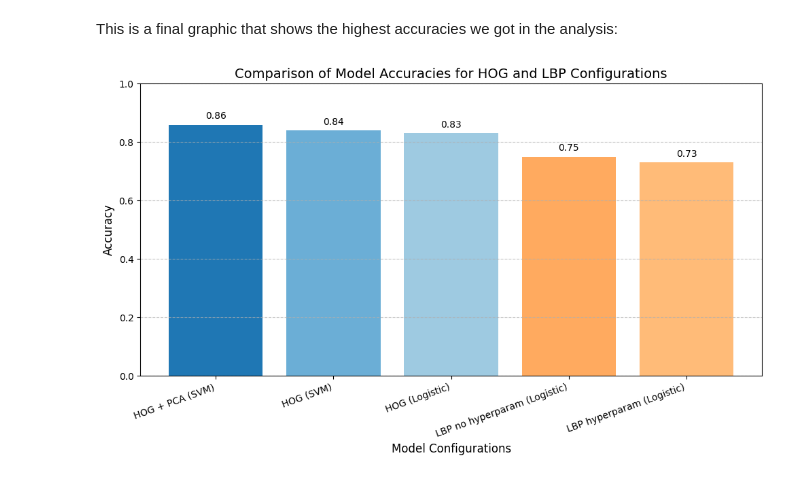
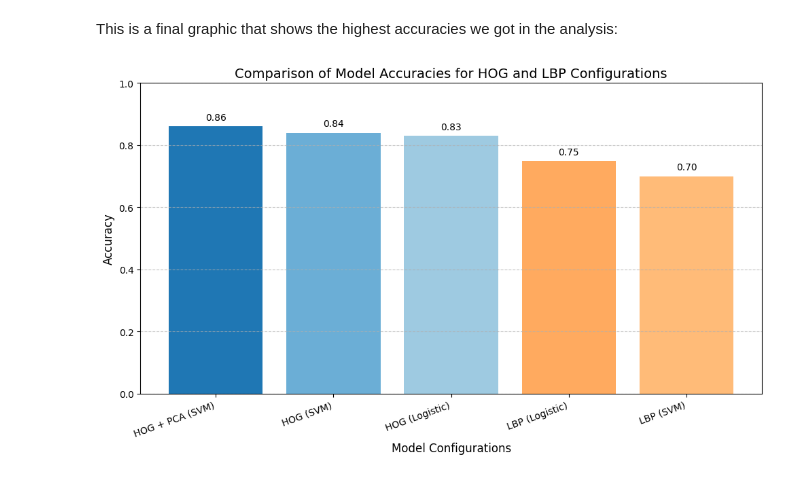
Before and after one commit to HelenaBoneu/HarryPotter, a Jupyter notebook: Face_recognition_HOG_LBP.ipynb, the cells around one changed output. Drawn from its saved outputs; the diff is of its cells as text; code cells hidden in the pictures.

```diff
--- a/Face_recognition_HOG_LBP.ipynb
+++ b/Face_recognition_HOG_LBP.ipynb
@@ -364,12 +364,11 @@ El millor model és **Logistic Regression**, fem hyperparameter search per troba
 logistic = LogisticRegression()
 
 param_grid_lbp = {
-    'C': [0.01, 0.1, 1, 10],
+    'C': [0.01, 0.1, 1.0, 10],
     'penalty': ['l2'],
     'solver': ['lbfgs', 'saga'],
     'max_iter': [1000]
 }
-
 grid_search_lbp = GridSearchCV(estimator=logistic, param_grid=param_grid_lbp, cv=StratifiedKFold(n_splits=5, shuffle=True, random_state=42), scoring='accuracy')
 grid_search_lbp.fit(X_train_norm, y_train_3)
 
@@ -385,0 +387,18 @@ Test Accuracy: 0.73
+# %%
+model = SVC()
+
+param_grid_lbp2 = {
+    'C': [0.1, 1.0, 10.0],
+    'kernel': ['linear', 'rbf'],
+    'gamma': ['scale', 'auto']
+}
+
+grid_search_lbp2 = GridSearchCV(estimator=model, param_grid=param_grid_lbp2, cv=StratifiedKFold(n_splits=10, shuffle=True, random_state=1), scoring='accuracy')
+grid_search_lbp2.fit(X_train_norm, y_train_3)
+
+print("Best Parameters:", grid_search_lbp2.best_params_)
+print("Best score:", grid_search_lbp2.best_score_)
+
+best_model_lbp2 = grid_search_lbp2.best_estimator_
+acc_test_lbp_svm = best_model_lbp2.score(X_test_norm, y_test_3)
+print("Test Accuracy:", acc_test_lbp_svm)
@@ -390,6 +413,5 @@ Obtenim millors resultats amb **Logistic Regression** amb penalty=l2, solver=sag
 # %%
-classifier = LogisticRegression(C= 10, penalty= 'l2', solver= 'saga')
-classifier2 = LogisticRegression()
+classifier = LogisticRegression(C= 1.0, penalty= 'l2', solver= 'saga', max_iter=1000)
 
 sc = StandardScaler()
 X_norm_train = sc.fit_transform(X_train_3)
@@ -402,16 +424,6 @@ y_pred_test = classifier.predict(X_norm_test)
 acc_train_lbp_param = accuracy_score(y_train_3, y_pred_train )
 acc_test_lbp_param = accuracy_score(y_test_3, y_pred_test)
 
-print("Test Accuracy amb hiperparam:", acc_test_lbp_param)
-print("Train Accuracy amb hiperparam:", acc_train_lbp_param)
-
-classifier2.fit(X_norm_train, y_train_3)
-y_pred_train2 = classifier2.predict(X_norm_train)
-y_pred_test2 = classifier2.predict(X_norm_test)
-
-acc_train_lbp_noparam = accuracy_score(y_train_3, y_pred_train2 )
-acc_test_lbp_noparam = accuracy_score(y_test_3, y_pred_test2)
-
-print("Test Accuracy sense hiperparam:", acc_test_lbp_noparam)
-print("Train Accuracy sense hiperparam:", acc_train_lbp_noparam)
+print("Test Accuracy:", acc_test_lbp_param)
+print("Train Accuracy:", acc_train_lbp_param)
 # %% [output]
@@ -503,34 +511,34 @@ import matplotlib.pyplot as plt
 import numpy as np
 
 models = [
     'HOG + PCA (SVM)',
     'HOG (SVM)',
     'HOG (Logistic)',
-    'LBP no hyperparam (Logistic)',
-    'LBP hyperparam (Logistic)'
+    'LBP (Logistic)',
+    'LBP (SVM)'
 ]
 
-accuracies = [accuracy_test_hog_pca, accuracy_test_hog, test_acc_logistic, acc_test_lbp_noparam, acc_test_lbp_param]
+accuracies = [accuracy_test_hog_pca, accuracy_test_hog, test_acc_logistic, acc_test_lbp_param, acc_test_lbp_svm]
 
 plt.figure(figsize=(10, 6))
 bars = plt.bar(models, accuracies, color=['#1f77b4', '#6baed6', '#9ecae1', '#ffaa5f', '#ffbb78'])
 
 for bar, accuracy in zip(bars, accuracies):
     plt.text(
         bar.get_x() + bar.get_width() / 2,
         bar.get_height() + 0.02,
         f'{accuracy:.2f}',
         ha='center', fontsize=10
     )
 
 plt.title('Comparison of Model Accuracies for HOG and LBP Configurations', fontsize=14)
 plt.xlabel('Model Configurations', fontsize=12)
 plt.ylabel('Accuracy', fontsize=12)
 plt.xticks(rotation=20, ha="right")
 plt.ylim(0, 1)
 plt.grid(axis='y', linestyle='--', alpha=0.7)
 
 plt.tight_layout()
 plt.show()
 # %% [output]
-[figure, old version]
+[figure, new version]
```
Also changed, not shown: parts of 8 cells of this notebook.
